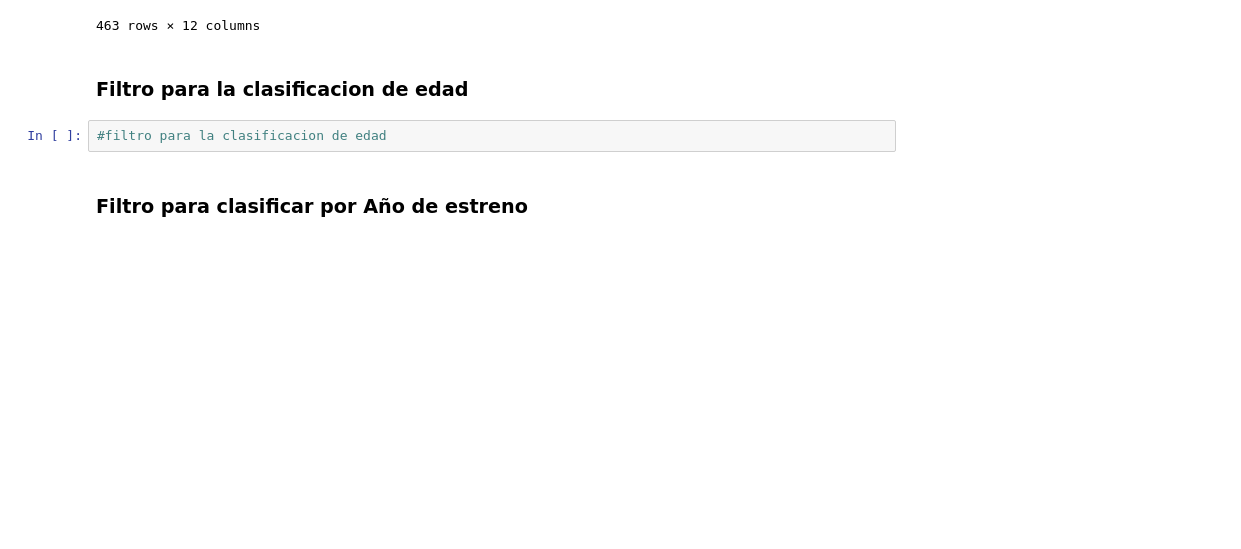
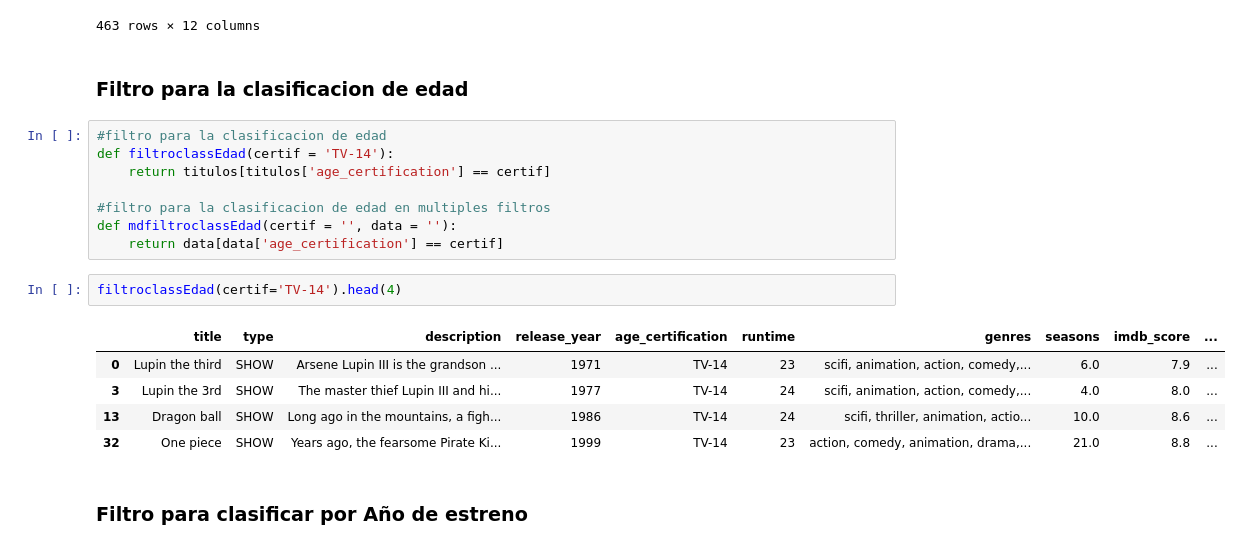
Before and after one commit to Eva02Daruma/presentacion-de-IA, a Jupyter notebook: main.ipynb, the cells around one changed output. Saved outputs shown, nothing was run; the diff lists cells and outputs as text; blank space fills up the shorter version.

Commit message:
funcion de clasificacion de edad añadido

```diff
--- a/main.ipynb
+++ b/main.ipynb
@@ -271,8 +282,22 @@ multicontainsFun(tipoStr='action', column='genres').sort_values(by="tmdb_popular
 463 rows × 12 columns
 # %% [markdown]
 ### Filtro para la clasificacion de edad
-# %%
-#filtro para la clasificacion de edad
+# %%
+#filtro para la clasificacion de edad
+def filtroclassEdad(certif = 'TV-14'):
+    return titulos[titulos['age_certification'] == certif]
+
+#filtro para la clasificacion de edad en multiples filtros
+def mdfiltroclassEdad(certif = '', data = ''):
+    return data[data['age_certification'] == certif]
+# %%
+filtroclassEdad(certif='TV-14').head(4)
+# %% [output]
+|  | title | type | description | release_year | age_certification | runtime | genres | seasons | imdb_score | ... |
+| 0 | Lupin the third | SHOW | Arsene Lupin III is the grandson ... | 1971 | TV-14 | 23 | scifi, animation, action, comedy,... | 6.0 | 7.9 | ... |
+| 3 | Lupin the 3rd | SHOW | The master thief Lupin III and hi... | 1977 | TV-14 | 24 | scifi, animation, action, comedy,... | 4.0 | 8.0 | ... |
+| 13 | Dragon ball | SHOW | Long ago in the mountains, a figh... | 1986 | TV-14 | 24 | scifi, thriller, animation, actio... | 10.0 | 8.6 | ... |
+| 32 | One piece | SHOW | Years ago, the fearsome Pirate Ki... | 1999 | TV-14 | 23 | action, comedy, animation, drama,... | 21.0 | 8.8 | ... |
 # %% [markdown]
 ### Filtro para clasificar por Año de estreno
 # %%
```
Also changed, not shown: parts of 10 cells of this notebook.
